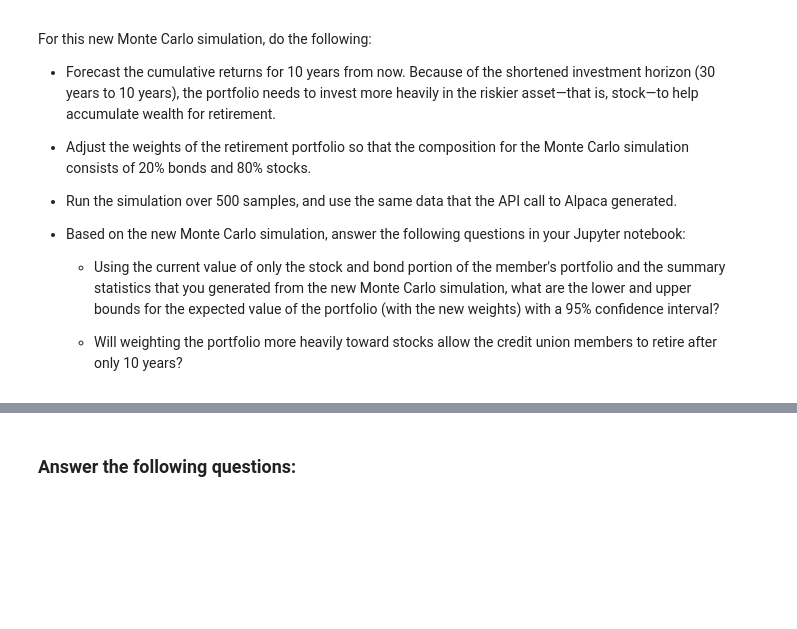
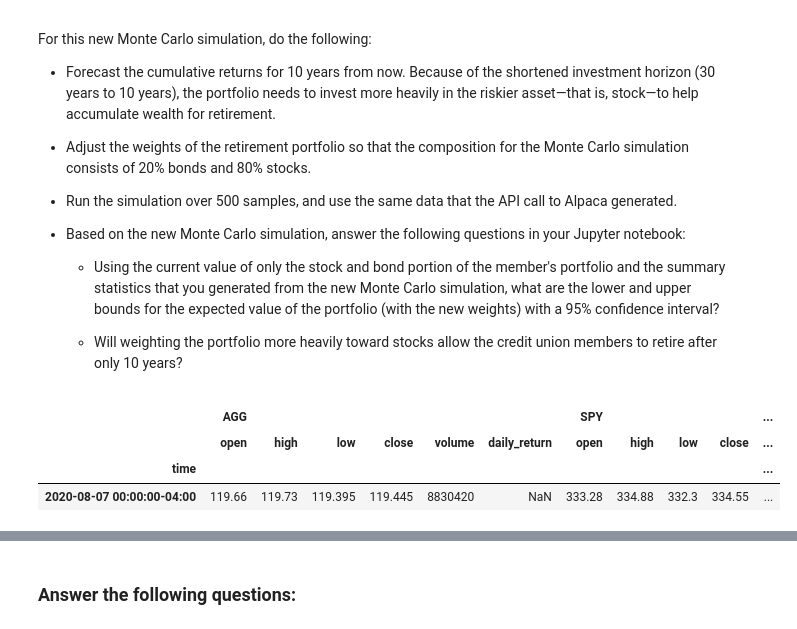
Before and after one commit to Leroy44/Monte-carlo-portfolio-forecasting-app, a Jupyter notebook: financial_planning_tools.ipynb, the cells around one changed output, grey strips where cells are left out. Saved outputs shown, nothing was run; the diff lists cells and outputs as text; code cells hidden in the pictures; blank space fills up the shorter version.

```diff
--- a/financial_planning_tools.ipynb
+++ b/financial_planning_tools.ipynb
@@ -510,10 +575,20 @@ For this new Monte Carlo simulation, do the following:
 # %%
 # Configure a Monte Carlo simulation to forecast 10 years cumulative returns
 # The weights should be split 20% to AGG and 80% to SPY.
 # Run 500 samples.
-# YOUR CODE HERE
+mc_tenyear = MCSimulation(
+    portfolio_data = portfolio_mc_df,
+    weights = [.20,.80],
+    num_simulation=500,
+    num_trading_days=252*10
+)
 
 # Review the simulation input data
-# YOUR CODE HERE
+mc_tenyear.portfolio_data.head()
+# %% [output]
+|  | AGG |  |  |  |  |  | SPY |  |  |  | ... |
+|  | open | high | low | close | volume | daily_return | open | high | low | close | ... |
+| time |  |  |  |  |  |  |  |  |  |  | ... |
+| 2020-08-07 00:00:00-04:00 | 119.66 | 119.73 | 119.395 | 119.445 | 8830420 | NaN | 333.28 | 334.88 | 332.3 | 334.55 | ... |
 # %%
 # Run the Monte Carlo simulation to forecast 10 years cumulative returns
```
Also changed, not shown: parts of 14 cells of this notebook.
